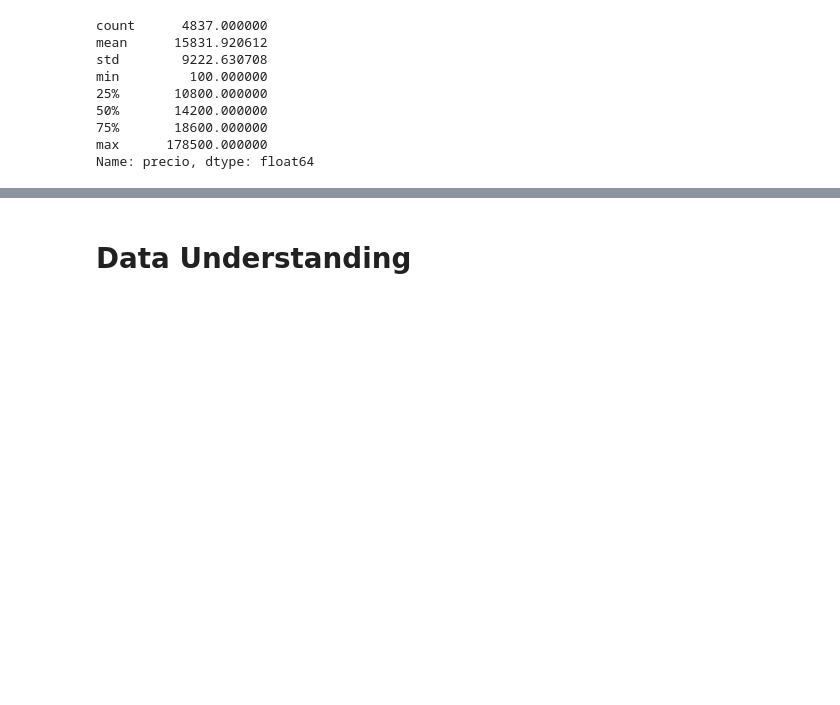
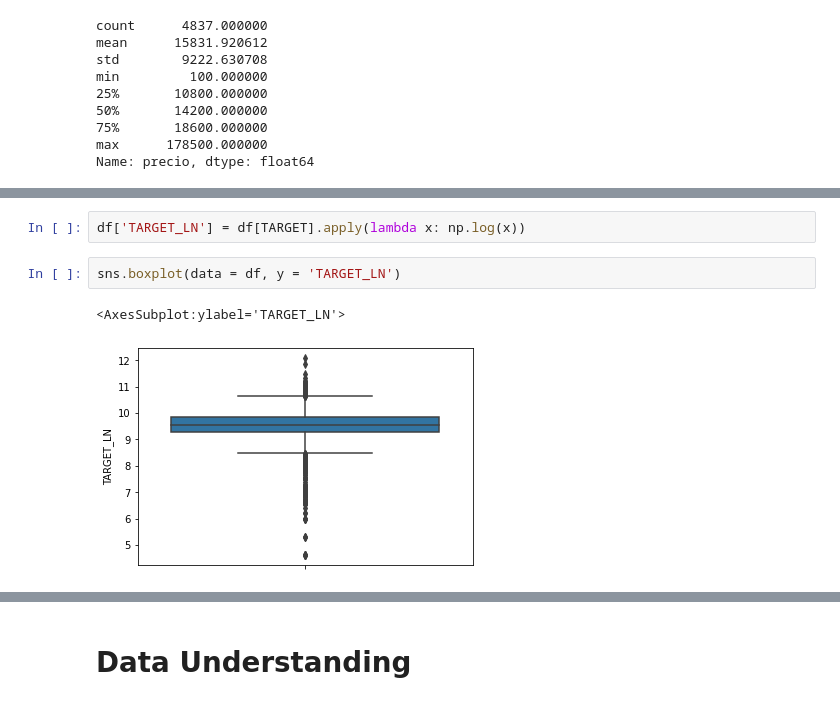
Before and after one commit to jgrau90/BMW_Regression, a Jupyter notebook: bmw_regression.ipynb, the cells around one changed output, grey strips where cells are left out. Cells and saved outputs as stored; diff of their text form; blank space fills up the shorter version.

```diff
--- a/bmw_regression.ipynb
+++ b/bmw_regression.ipynb
@@ -79,0 +88,7 @@ Name: precio, dtype: float64
+# %%
+df['TARGET_LN'] = df[TARGET].apply(lambda x: np.log(x))
+# %%
+sns.boxplot(data = df, y = 'TARGET_LN')
+# %% [output]
+<AxesSubplot:ylabel='TARGET_LN'>
+[figure, added]
```
Also changed, not shown: parts of 6 cells of this notebook, 1 other file.
